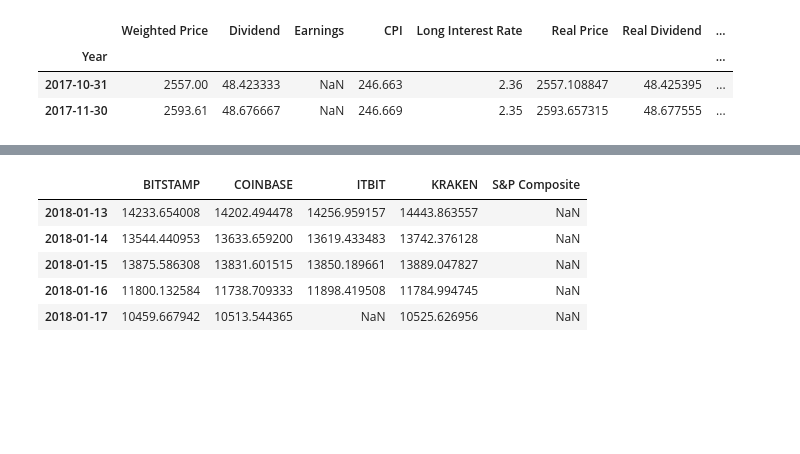
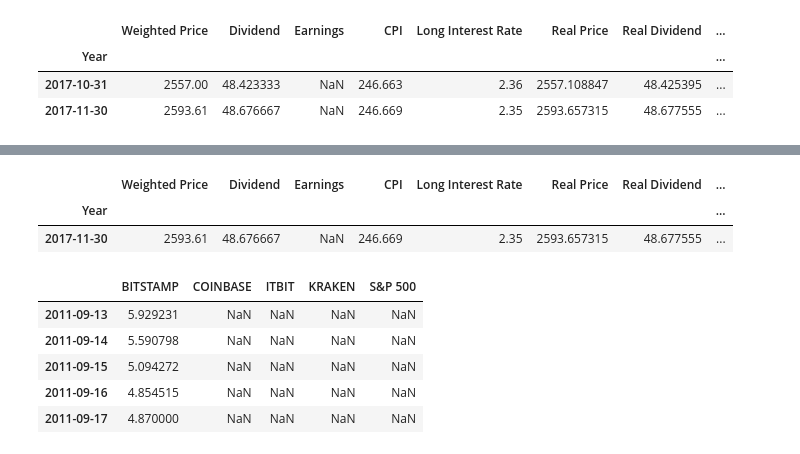
Before and after one commit to kundami/bitcoin_data_analaysis, a Jupyter notebook: Bitcoin-Analysis.ipynb, the cells around one changed output, grey strips where cells are left out. Cells and saved outputs as stored; diff of their text form; code cells hidden in the pictures; blank space fills up the shorter version.

```diff
--- a/Bitcoin-Analysis.ipynb
+++ b/Bitcoin-Analysis.ipynb
@@ -10,3 +11,6 @@ import plotly.offline as py
 import plotly.graph_objs as go
 import plotly.figure_factory as ff
 py.init_notebook_mode(connected=True)
+# %%
+dfsnp500 = pd.read_csv("resources/snp500.csv")
+dfsnp500.head()
@@ -12,0 +24,7 @@ py.init_notebook_mode(connected=True)
+# %%
+dfsnp500_clean = dfsnp500.loc[:,['Date','open','high','low','close','adjclose','volume']]
+
+#dfsnp500['DateN'] = dfsnp500['Date'].apply(datetime.strptime('Date', '%Y-%m-%d'))
+
+dfsnp500_clean['clean_date'] = pd.to_datetime(dfsnp500_clean['Date'])
+dfsnp500_clean.set_index('clean_date',inplace=True)
@@ -196,0 +226,3 @@ Index(['Weighted Price', 'Dividend', 'Earnings', 'CPI', 'Long Interest Rate',
+# %%
+dfsnp500_clean = dfsnp500_clean.rename(columns={'adjclose': 'Weighted Price' })
+dfsnp500_clean.head()
@@ -197,15 +237,21 @@ Index(['Weighted Price', 'Dividend', 'Earnings', 'CPI', 'Long Interest Rate',
 # %%
-exchange_data['S&P Composite'] = yale_usd_s7p['20120101':'20180115']
+exchange_data['S&P 500'] = dfsnp500_clean['20120101':'20180115']
+# %%
+yale_usd_s7p['20171129':'20171201']
+# %% [output]
+|  | Weighted Price | Dividend | Earnings | CPI | Long Interest Rate | Real Price | Real Dividend | ... |
+| Year |  |  |  |  |  |  |  | ... |
+| 2017-11-30 | 2593.61 | 48.676667 | NaN | 246.669 | 2.35 | 2593.657315 | 48.677555 | ... |
 # %%
 btc_usd_datasets = merge_dfs_on_column(list(exchange_data.values()), list(exchange_data.keys()), 'Weighted Price')
 # %%
-btc_usd_datasets.tail()
+btc_usd_datasets.head()
 # %% [output]
-|  | BITSTAMP | COINBASE | ITBIT | KRAKEN | S&P Composite |
-| 2018-01-13 | 14233.654008 | 14202.494478 | 14256.959157 | 14443.863557 | NaN |
-| 2018-01-14 | 13544.440953 | 13633.659200 | 13619.433483 | 13742.376128 | NaN |
-| 2018-01-15 | 13875.586308 | 13831.601515 | 13850.189661 | 13889.047827 | NaN |
-| 2018-01-16 | 11800.132584 | 11738.709333 | 11898.419508 | 11784.994745 | NaN |
-| 2018-01-17 | 10459.667942 | 10513.544365 | NaN | 10525.626956 | NaN |
+|  | BITSTAMP | COINBASE | ITBIT | KRAKEN | S&P 500 |
+| 2011-09-13 | 5.929231 | NaN | NaN | NaN | NaN |
+| 2011-09-14 | 5.590798 | NaN | NaN | NaN | NaN |
+| 2011-09-15 | 5.094272 | NaN | NaN | NaN | NaN |
+| 2011-09-16 | 4.854515 | NaN | NaN | NaN | NaN |
+| 2011-09-17 | 4.870000 | NaN | NaN | NaN | NaN |
 # %%
 # Plot all of the BTC exchange prices
```
Also changed, not shown: parts of 15 cells of this notebook.
